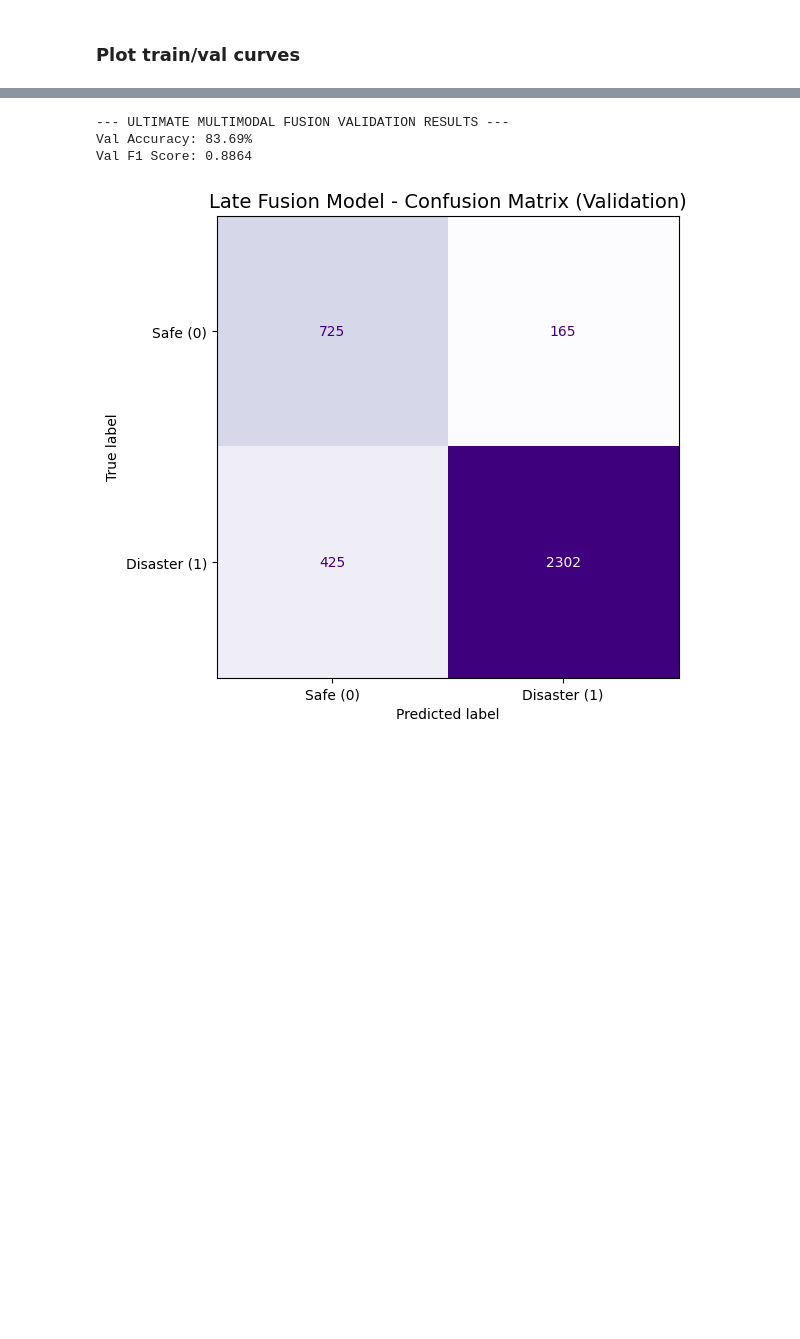
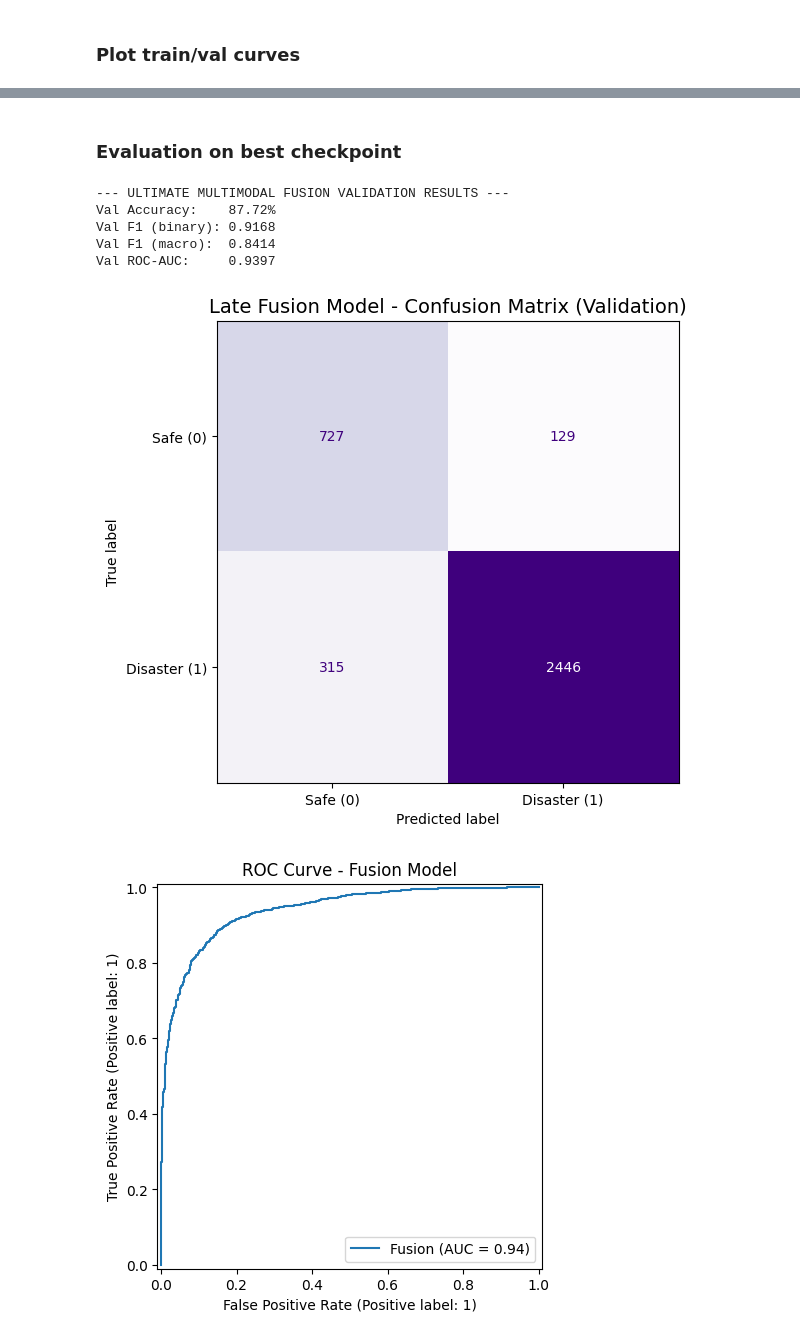
Before and after one commit to brian-w-zhang/Data-Science-Project, a Jupyter notebook: training/03_fusion_layer_train.ipynb, the cells around one changed output, grey strips where cells are left out. Cells and saved outputs as stored; diff of their text form; code cells hidden in the pictures; blank space fills up the shorter version.

```diff
--- a/training/03_fusion_layer_train.ipynb
+++ b/training/03_fusion_layer_train.ipynb
@@ -40,7 +92,7 @@ from training.utils import train_one_epoch, evaluate
 ### Load CrisisMMD and fusion dataframe
 # %%
 # Root directory where CrisisMMD_v2.0 is extracted
-root = "../CrisisMMD_v2.0"  # adjust if needed
+root = "/content/CrisisMMD_v2.0"  # adjust if needed
 
 # Load and merge all annotation .tsv files
 combined = load_crisismmd_annotations(root)
@@ -70,7 +122,8 @@ text_model_dir  = "../checkpoints/text_branch"       # HF folder saved by textbr
 vision_weights  = "../checkpoints/vision_brain.pth"  # .pth saved by visionbranch
 
 # Tokenizer for text
-tokenizer = AutoTokenizer.from_pretrained(text_model_dir)
+# tokenizer = AutoTokenizer.from_pretrained(text_model_dir)
+tokenizer = AutoTokenizer.from_pretrained(str(TEXT_CKPT_DIR))
 
 # Image transforms (evaluation-style; encoders are frozen)
 img_tf = make_eval_transforms()
@@ -244,27 +347,40 @@ plt.show()
+# %% [markdown]
+### Evaluation on best checkpoint
 # %%
-val_loss, val_acc, val_preds, val_true = evaluate(
-    model=model,
-    loader=val_loader,
-    criterion=criterion,
-    device=device,
+# model.load_state_dict(torch.load('../checkpoints/fusion_brain.pth', map_location=device))
+model.load_state_dict(torch.load(str(FUSION_CKPT), map_location=device))
+
+val_loss, val_acc, val_preds, val_true, val_probs = evaluate(
+    model=model, loader=val_loader, criterion=criterion, device=device,
 )
 
-val_f1 = f1_score(val_true, val_preds, average="binary")
+val_f1_macro  = f1_score(val_true, val_preds, average='macro')
+val_f1_binary = f1_score(val_true, val_preds, average='binary')
+val_roc_auc   = roc_auc_score(val_true, val_probs[:, 1])
 
-print("\n--- ULTIMATE MULTIMODAL FUSION VALIDATION RESULTS ---")
-print(f"Val Accuracy: {val_acc * 100:.2f}%")
-print(f"Val F1 Score: {val_f1:.4f}")
+print('\n--- ULTIMATE MULTIMODAL FUSION VALIDATION RESULTS ---')
+print(f'Val Accuracy:    {val_acc * 100:.2f}%')
+print(f'Val F1 (binary): {val_f1_binary:.4f}')
+print(f'Val F1 (macro):  {val_f1_macro:.4f}')
+print(f'Val ROC-AUC:     {val_roc_auc:.4f}')
 
 cm = confusion_matrix(val_true, val_preds)
-disp = ConfusionMatrixDisplay(cm, display_labels=["Safe (0)", "Disaster (1)"])
-
+disp = ConfusionMatrixDisplay(cm, display_labels=['Safe (0)', 'Disaster (1)'])
 fig, ax = plt.subplots(figsize=(6, 6))
-disp.plot(cmap="Purples", ax=ax, colorbar=False)
-plt.title("Late Fusion Model - Confusion Matrix (Validation)", fontsize=14)
+disp.plot(cmap='Purples', ax=ax, colorbar=False)
+plt.title('Late Fusion Model - Confusion Matrix (Validation)', fontsize=14)
 plt.grid(False)
 plt.show()
+
+fig, ax = plt.subplots(figsize=(6, 5))
+RocCurveDisplay.from_predictions(val_true, val_probs[:, 1], ax=ax, name='Fusion')
+ax.set_title('ROC Curve - Fusion Model')
+plt.show()
 # %% [output]
 --- ULTIMATE MULTIMODAL FUSION VALIDATION RESULTS ---
-Val Accuracy: 83.69%
-Val F1 Score: 0.8864
+Val Accuracy:    87.72%
+Val F1 (binary): 0.9168
+Val F1 (macro):  0.8414
+Val ROC-AUC:     0.9397
 [figure]
+[figure, added]
```
Also changed, not shown: parts of 9 cells of this notebook, 4 other files.
